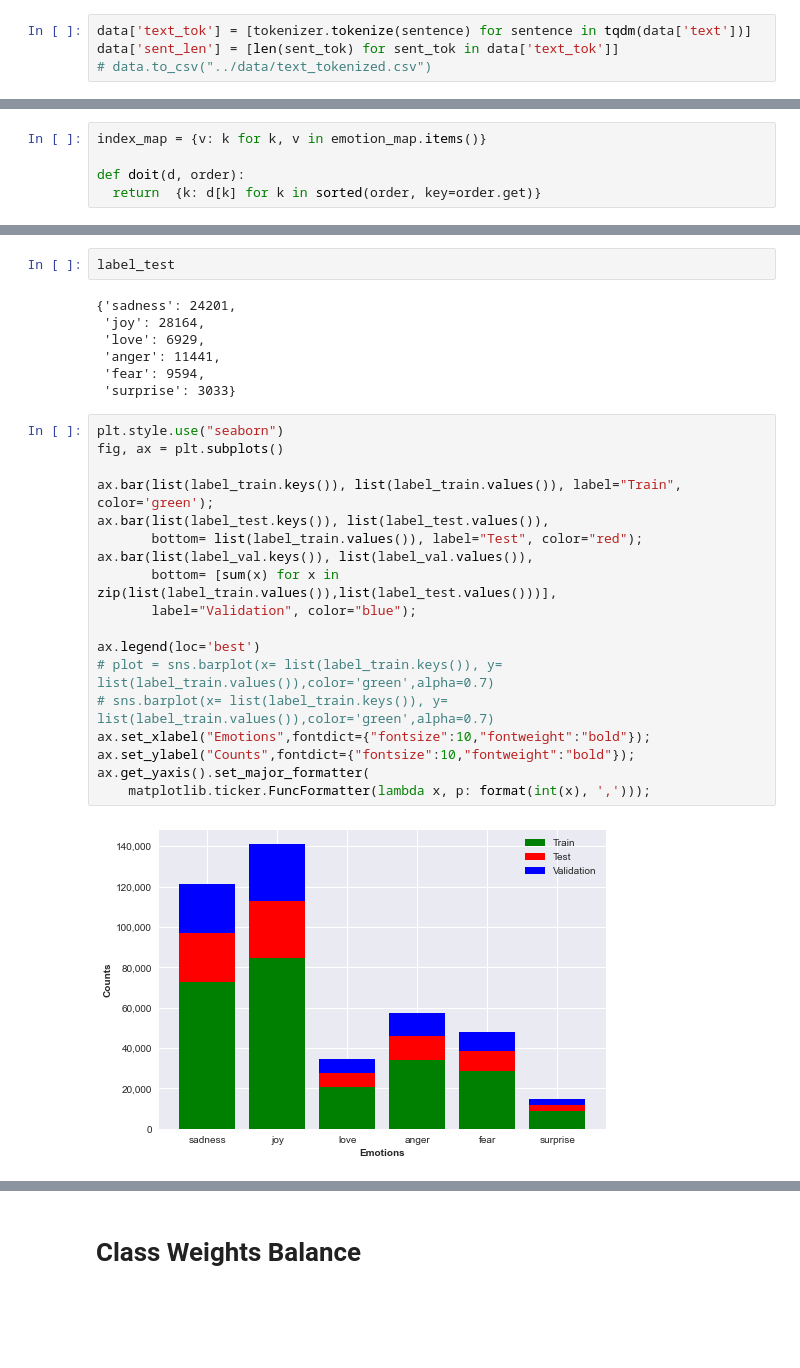
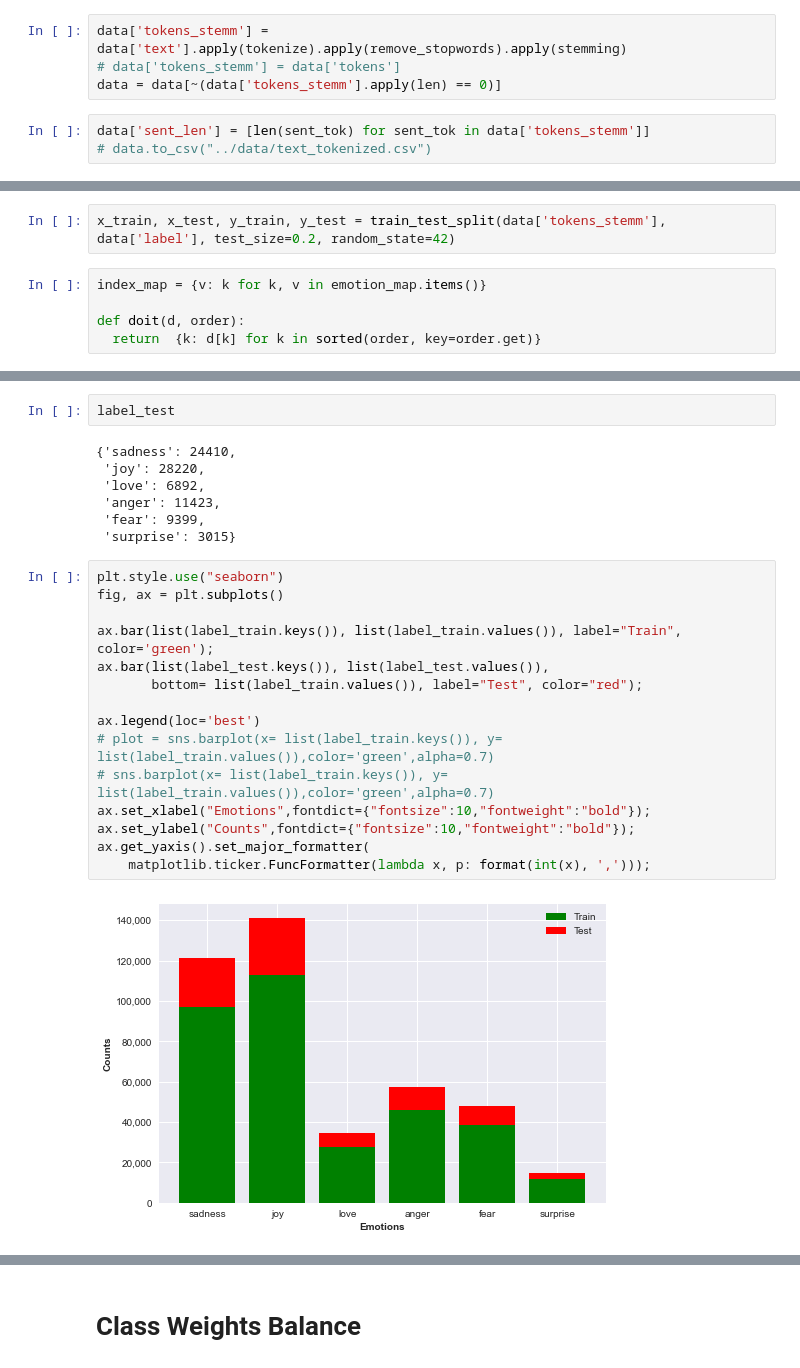
Before and after one commit to Kshitij301199/Emotion_Classification, a Jupyter notebook: jupyter_notebooks/data_exploration.ipynb, the cells around one changed output, grey strips where cells are left out. Drawn from its saved outputs; the diff is of its cells as text; blank space fills up the shorter version.

```diff
--- a/jupyter_notebooks/data_exploration.ipynb
+++ b/jupyter_notebooks/data_exploration.ipynb
@@ -49,5 +48,8 @@ tokenizer = BertTokenizer.from_pretrained('bert-base-uncased')
+# %%
+data['tokens_stemm'] = data['text'].apply(tokenize).apply(remove_stopwords).apply(stemming)
+# data['tokens_stemm'] = data['tokens']
+data = data[~(data['tokens_stemm'].apply(len) == 0)]
 # %%
-data['text_tok'] = [tokenizer.tokenize(sentence) for sentence in tqdm(data['text'])]
-data['sent_len'] = [len(sent_tok) for sent_tok in data['text_tok']]
+data['sent_len'] = [len(sent_tok) for sent_tok in data['tokens_stemm']]
 # data.to_csv("../data/text_tokenized.csv")
 # %%
@@ -105,3 +99,5 @@ X_train, X_val, y_train, y_val = train_test_split(X_train, y_train, test_size=0.
+# %%
+x_train, x_test, y_train, y_test = train_test_split(data['tokens_stemm'], data['label'], test_size=0.2, random_state=42)
 # %%
 index_map = {v: k for k, v in emotion_map.items()}
 
@@ -118,32 +111,29 @@ del labels
 # %%
 label_test
 # %% [output]
-{'sadness': 24201,
- 'joy': 28164,
- 'love': 6929,
- 'anger': 11441,
- 'fear': 9594,
- 'surprise': 3033}
+{'sadness': 24410,
+ 'joy': 28220,
+ 'love': 6892,
+ 'anger': 11423,
+ 'fear': 9399,
+ 'surprise': 3015}
 # %%
 plt.style.use("seaborn")
 fig, ax = plt.subplots()
 
 ax.bar(list(label_train.keys()), list(label_train.values()), label="Train", color='green');
 ax.bar(list(label_test.keys()), list(label_test.values()),
        bottom= list(label_train.values()), label="Test", color="red");
-ax.bar(list(label_val.keys()), list(label_val.values()),
-       bottom= [sum(x) for x in zip(list(label_train.values()),list(label_test.values()))],
-       label="Validation", color="blue");
 
 ax.legend(loc='best')
 # plot = sns.barplot(x= list(label_train.keys()), y= list(label_train.values()),color='green',alpha=0.7)
 # sns.barplot(x= list(label_train.keys()), y= list(label_train.values()),color='green',alpha=0.7)
 ax.set_xlabel("Emotions",fontdict={"fontsize":10,"fontweight":"bold"});
 ax.set_ylabel("Counts",fontdict={"fontsize":10,"fontweight":"bold"});
 ax.get_yaxis().set_major_formatter(
     matplotlib.ticker.FuncFormatter(lambda x, p: format(int(x), ',')));
 # %% [output]
-[figure, old version]
+[figure, new version]
 # %%
 fig, ax = plt.subplots()
 
```
Also changed, not shown: parts of 10 cells of this notebook, 5 other files.
